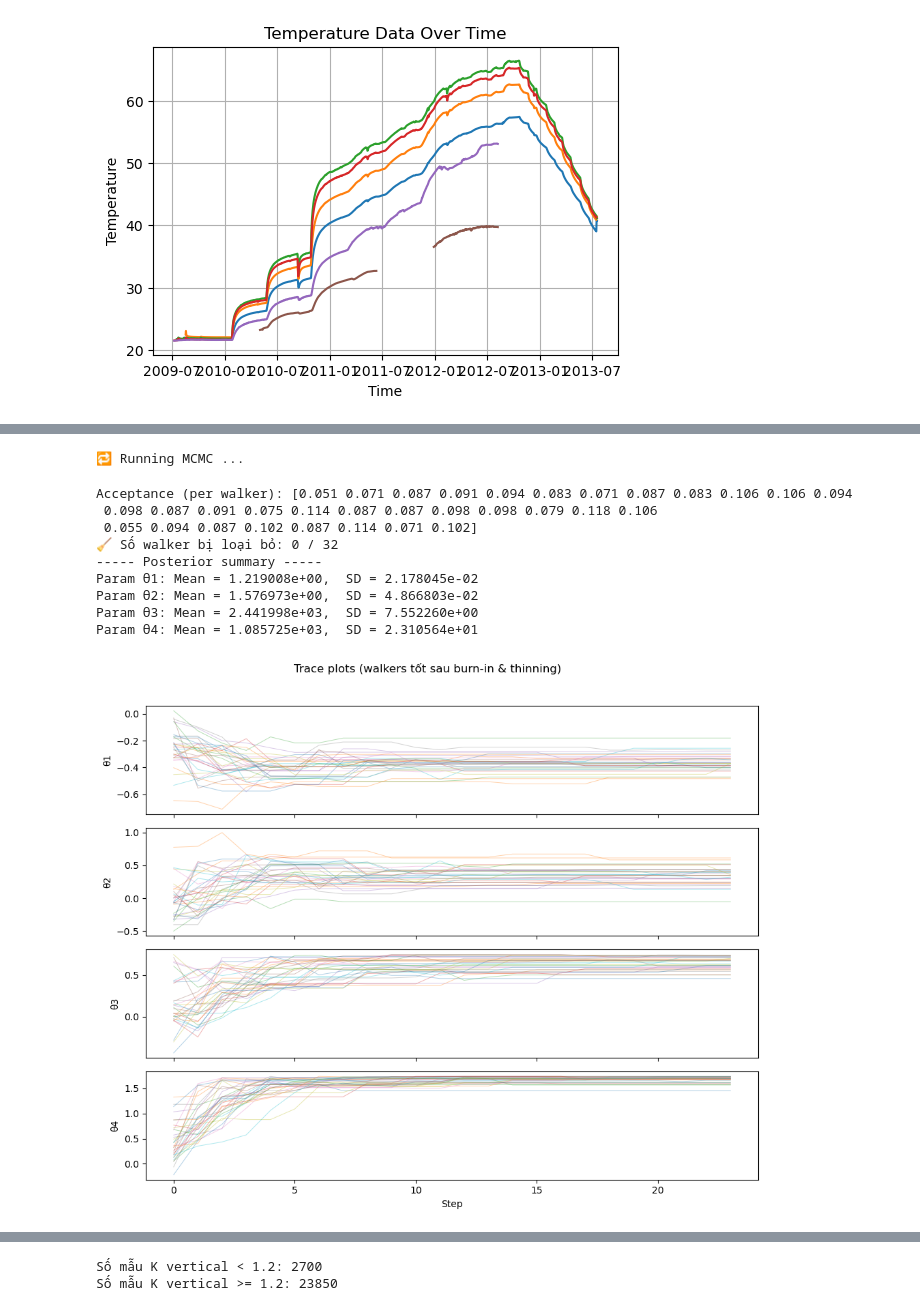
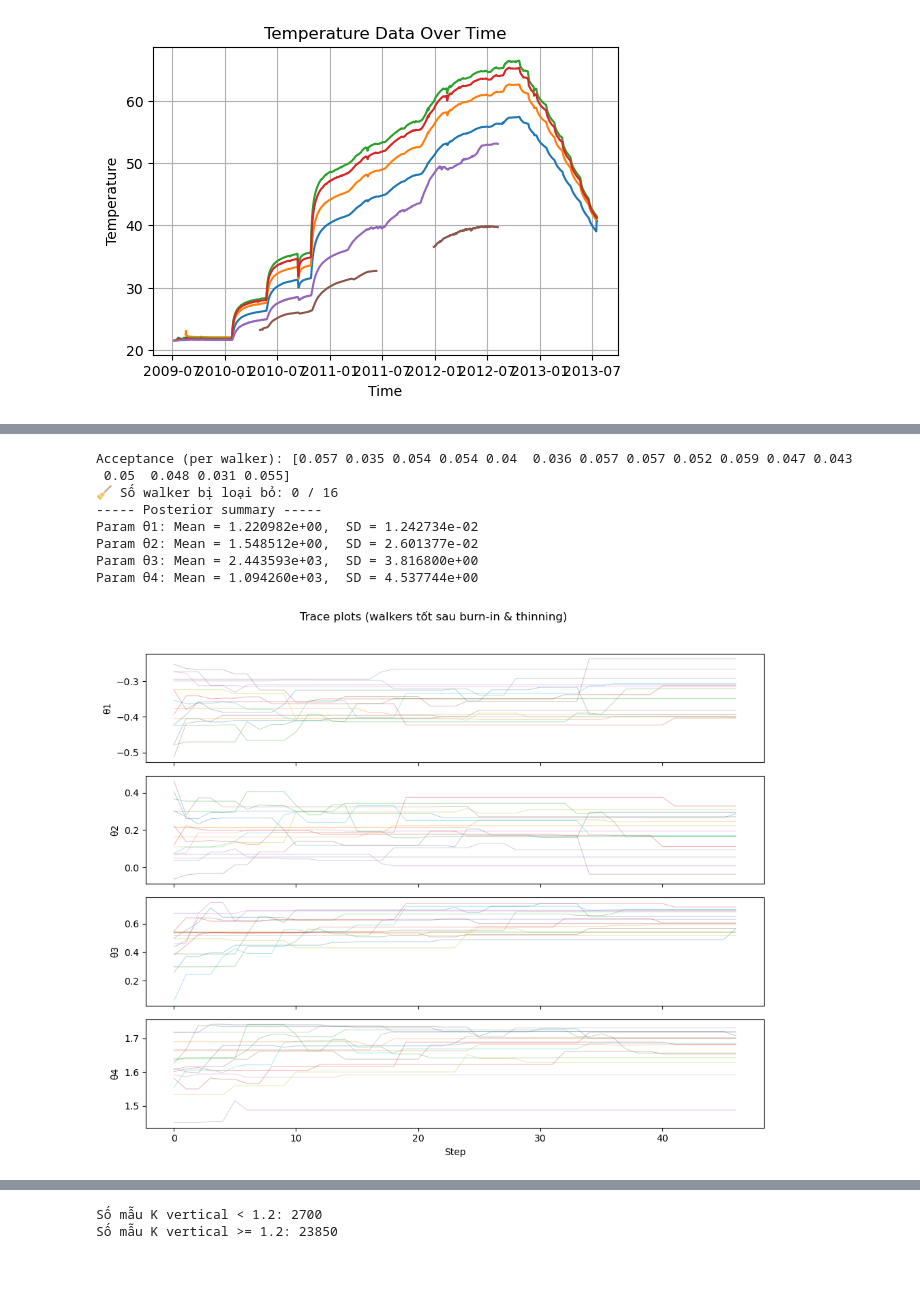
Before and after one commit to Kuang-Hiu/thermal-FNOBNN, a Jupyter notebook: TED_MCMC_Thermal_BNN_E_Lik_total.ipynb, the cells around one changed output, grey strips where cells are left out. Saved outputs shown, nothing was run; the diff lists cells and outputs as text; code cells hidden in the pictures; blank space fills up the shorter version.

```diff
--- a/TED_MCMC_Thermal_BNN_E_Lik_total.ipynb
+++ b/TED_MCMC_Thermal_BNN_E_Lik_total.ipynb
@@ -183,7 +184,7 @@ class FNO1d_Bayes(nn.Module):
         out, kl = self.fc2_bayes(x)  # [B, 2*C_out, N]
         mu, logvar = torch.split(out, self.out_channels, dim=1)
         # Stabilize logvar (optional clamp)
-        logvar = torch.clamp(logvar, min=-15.0, max=-10.0)
+        logvar = torch.clamp(logvar, min=-10.0, max=10.0)
         return mu, logvar, kl
 
 # ========= Predictive distribution qua MC sampling ========
@@ -241,8 +242,8 @@ def predict_single_sample_mc(model, sample_x, device, T_MIN=22., T_MAX=90.):
         var_pred = var_pred.cpu()
 
         mean = destandardize_tensor(mean_pred, T_MIN, T_MAX)
-        var = var_pred*(T_MAX - T_MIN)**2
-    return mean.squeeze(0).permute(1, 0).numpy(), var.squeeze(0).permute(1, 0).numpy()
+
+    return mean.squeeze(0).permute(1, 0).numpy(), var_pred.squeeze(0).permute(1, 0).numpy()
 
 def Surrogate(model, point_list, params):
     """
@@ -272,7 +273,7 @@ def Surrogate(model, point_list, params):
     # y_pred_ensemble, var_pred_ensemble shape [6,1473]
     y_pred_ensemble, var_pred_ensemble = predict_single_sample_mc(model, X, device=device)
     # Drawn random y from distribution of y prediction:
-    Z = 0.5*np.random.randn(NS_sample, 1, 1)
+    Z = np.random.randn(NS_sample, 1, 1)
     y_std = np.sqrt(var_pred_ensemble)
     #y_samples shape (NS_sample, 6, 1473)
     y_samples = y_pred_ensemble + y_std * Z
@@ -281,6 +282,8 @@ def Surrogate(model, point_list, params):
     y_samples = y_samples.reshape(y_samples.shape[0], -1)
     y_samples_masked = y_samples[:, temperature_data_mask]
 
+
+
     return y_samples_masked
 # %%
 # ---------- Prior trong không gian z ----------
@@ -389,13 +392,32 @@ CP_std  = 70.0
 prior_mean   = np.array([1.31, 1.5, PS_mean, CP_mean], dtype=float)
 prior_std    = np.array([2.5e-1, 2.5e-1, PS_std,  CP_std ], dtype=float)
 lower_bounds = np.array([0.8,  1.1,  PS_MIN,  CP_MIN], dtype=float)
-upper_bounds = np.array([2.0,  2.5,  2500,  CP_MAX], dtype=float)
+upper_bounds = np.array([2.0,  2.5,  PS_MAX,  CP_MAX], dtype=float)
 
 # ---------- Dữ liệu quan sát ----------
 u_obs = temperature_data.flatten()[temperature_data_mask]
 # ---------- Thiết lập MCMC ----------
 n_params      = 4
-n_walkers     = 8 * n_params       # quy tắc emcee: >= 2*ndim; dùng nhiều hơn để ổn định
+n_walkers     = 4 * n_params       # quy tắc emcee: >= 2*ndim; dùng nhiều hơn để ổn định
 n_steps       = 1_000
 burn_in       = 1_00
 thin_step     = 10
+
+# Khởi tạo z ~ N(0, I) (tất cả walker ở vùng có prior khối lượng lớn)
+rng = np.random.default_rng(2025)
+initial_z = 0.2*rng.normal(0.0, 1.0, size=(n_walkers, n_params))
+
+# Tổ hợp move giúp trộn tốt hơn nếu có tương quan mạnh
+moves = [
+    (emcee.moves.StretchMove(a=2.0),         0.6),
+    (emcee.moves.DEMove(),                   0.3),
+    (emcee.moves.DESnookerMove(),   0.1), # Removed gamma=1.0
+]
+
+sampler = emcee.EnsembleSampler(n_walkers, n_params, log_posterior, moves=moves)
+
+print("🔁 Running MCMC ...")
+t_start = time.time()
+sampler.run_mcmc(initial_z, n_steps, progress=True)
+t_end = time.time()
+print(f"✅ Done in {t_end - t_start:.2f}s")
@@ -402,32 +449,10 @@ thin_step     = 10
-# %%
-
-# Khởi tạo z ~ N(0, I) (tất cả walker ở vùng có prior khối lượng lớn)
-rng = np.random.default_rng(42)
-initial_z = 0.2*rng.normal(0.0, 1.0, size=(n_walkers, n_params))
-
-# Tổ hợp move giúp trộn tốt hơn nếu có tương quan mạnh
-moves = [
-    (emcee.moves.StretchMove(a=2.0),         0.6),
-    (emcee.moves.DEMove(),                   0.3),
-    (emcee.moves.DESnookerMove(),   0.1), # Removed gamma=1.0
-]
-
-sampler = emcee.EnsembleSampler(n_walkers, n_params, log_posterior, moves=moves)
-
-print("🔁 Running MCMC ...")
-t_start = time.time()
-sampler.run_mcmc(initial_z, n_steps, progress=True)
-t_end = time.time()
-print(f"✅ Done in {t_end - t_start:.2f}s")
-# %% [output]
-🔁 Running MCMC ...
 # %%
 # ---------- Chẩn đoán nhanh ----------
 acceptance_fraction = sampler.acceptance_fraction
 print("Acceptance (per walker):", np.round(acceptance_fraction, 3))
 
 threshold = 1e-3                       # loại walker gần như không chấp nhận
-burn_in = 10
+burn_in = 100
 good_walkers = np.where(acceptance_fraction >= threshold)[0]
 bad_walkers  = np.where(acceptance_fraction <  threshold)[0]
 print(f"🧹 Số walker bị loại bỏ: {len(bad_walkers)} / {n_walkers}")
@@ -438,42 +463,41 @@ chain_good = chain_all[:, good_walkers, :]                                   # (
 
 # ---------- Đưa về không gian tham số gốc để báo cáo ----------
 samples_z = chain_good.reshape(-1, n_params)
 
 # 4 tham số vật lý
 samples_params = samples_z * prior_std + prior_mean
 
 
 # ---------- Thống kê hậu nghiệm ----------
 mean_params = np.mean(samples_params, axis=0)
 std_params  = np.std(samples_params, axis=0, ddof=1)
 
 print("----- Posterior summary -----")
 for i in range(samples_params.shape[1]):
     print(f"Param θ{i+1}: Mean = {mean_params[i]:.6e},  SD = {std_params[i]:.6e}")
 
 
 # ---------- Trace plots ----------
 param_names = [f"θ{i+1}" for i in range(samples_params.shape[1])]
 fig, axes = plt.subplots(n_params, figsize=(10, 2.0 * n_params), sharex=True)
 for j in range(n_params):
     for w in range(chain_good.shape[1]):
         axes[j].plot(chain_good[:, w, j], alpha=0.35, lw=0.7)
     axes[j].set_ylabel(param_names[j])
 axes[-1].set_xlabel("Step")
 plt.suptitle("Trace plots (walkers tốt sau burn-in & thinning)", y=1.02)
 plt.tight_layout()
 plt.show()
 # %% [output]
-Acceptance (per walker): [0.051 0.071 0.087 0.091 0.094 0.083 0.071 0.087 0.083 0.106 0.106 0.094
- 0.098 0.087 0.091 0.075 0.114 0.087 0.087 0.098 0.098 0.079 0.118 0.106
- 0.055 0.094 0.087 0.102 0.087 0.114 0.071 0.102]
-🧹 Số walker bị loại bỏ: 0 / 32
+Acceptance (per walker): [0.057 0.035 0.054 0.054 0.04  0.036 0.057 0.057 0.052 0.059 0.047 0.043
+ 0.05  0.048 0.031 0.055]
+🧹 Số walker bị loại bỏ: 0 / 16
 ----- Posterior summary -----
-Param θ1: Mean = 1.219008e+00,  SD = 2.178045e-02
-Param θ2: Mean = 1.576973e+00,  SD = 4.866803e-02
-Param θ3: Mean = 2.441998e+03,  SD = 7.552260e+00
-Param θ4: Mean = 1.085725e+03,  SD = 2.310564e+01
+Param θ1: Mean = 1.220982e+00,  SD = 1.242734e-02
+Param θ2: Mean = 1.548512e+00,  SD = 2.601377e-02
+Param θ3: Mean = 2.443593e+03,  SD = 3.816800e+00
+Param θ4: Mean = 1.094260e+03,  SD = 4.537744e+00
-[figure, old version]
+[figure, new version]
 # %%
 # Plot marginal posterior distributions for good walkers
 
```
Also changed, not shown: parts of 5 cells of this notebook, 2 other files.
